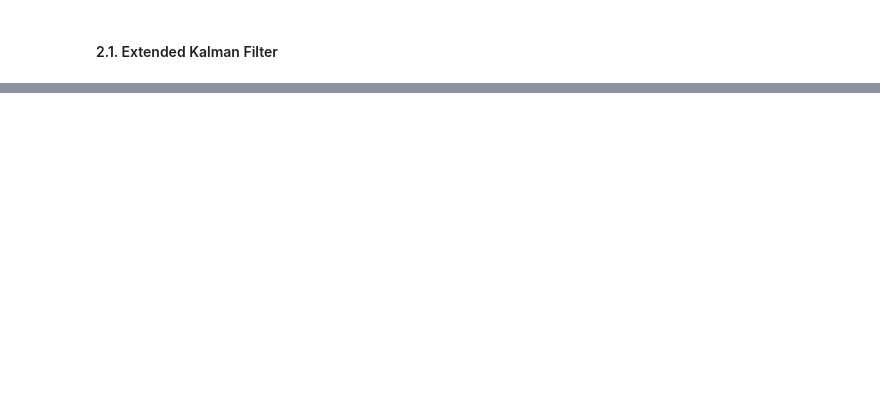
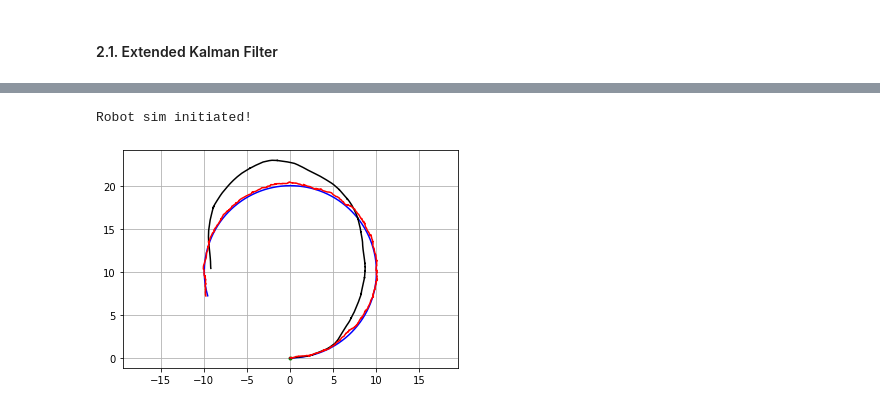
Before and after one commit to manelfideles/data-fusion-project, a Jupyter notebook: src/main.ipynb, the cells around one changed output, grey strips where cells are left out. Saved outputs shown, nothing was run; the diff lists cells and outputs as text; code cells hidden in the pictures; blank space fills up the shorter version.

```diff
--- a/src/main.ipynb
+++ b/src/main.ipynb
@@ -124,0 +143,43 @@ Initiated robot sim!
+# %%
+def mainUKF():
+    print('Robot sim initiated!')
+    L = 4
+    xpred = np.zeros((L, 1))
+    xtrue = np.zeros((L, 1))
+    ppred = np.eye(L)
+    wm, wP, gamma = initWeights(L)
+    xdr = np.zeros((L, 1))
+
+    # history
+    hxpred = xpred
+    hxtrue = xtrue
+    hxdr = xdr
+    hz = np.zeros((2, 1))
+
+    time = 0.0
+
+    fig = plt.figure()
+    fig.show()
+
+    while time <= sim_time:
+        time += dt
+
+        xtrue, z, xdr, ud = observation2(xtrue, xdr, u())
+        xpred, ppred = ukf(xpred, ppred, z, ud, wm, wP, gamma)
+        # hxpred, hxdr, hxtrue, hz = save(hxpred, xpred, hxdr, xdr, hxtrue, xtrue, hz, z)
+        hxpred = np.hstack((hxpred, xpred))
+        hxdr = np.hstack((hxdr, xdr))
+        hxtrue = np.hstack((hxtrue, xtrue))
+        hz = np.vstack((hz, z))
+
+    plt.plot(hz[0, :], hz[1, :], ".g")
+    plt.plot(hxtrue[0, :].flatten(), hxtrue[1, :].flatten(), "-b")
+    plt.plot(hxdr[0, :].flatten(), hxdr[1, :].flatten(), "-k")
+    plt.plot(hxpred[0, :].flatten(), hxpred[1, :].flatten(), "-r")
+    plt.axis("equal")
+    plt.grid(True)
+# %%
+mainUKF()
+# %% [output]
+Robot sim initiated!
+[figure, added]
```
Also changed, not shown: parts of 19 cells of this notebook, 5 other files.
